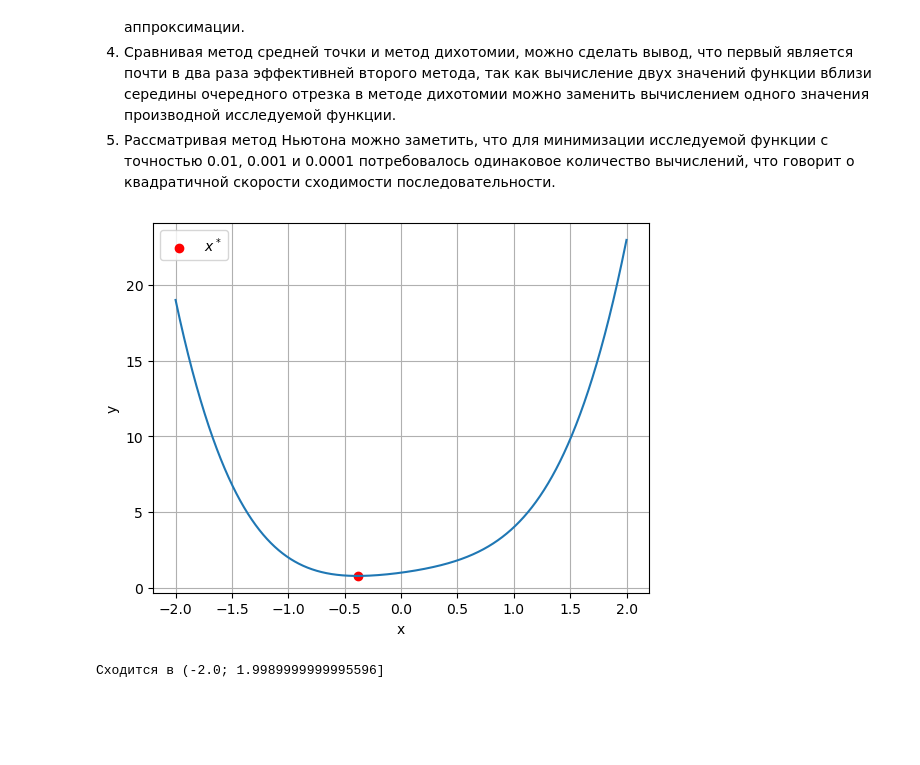
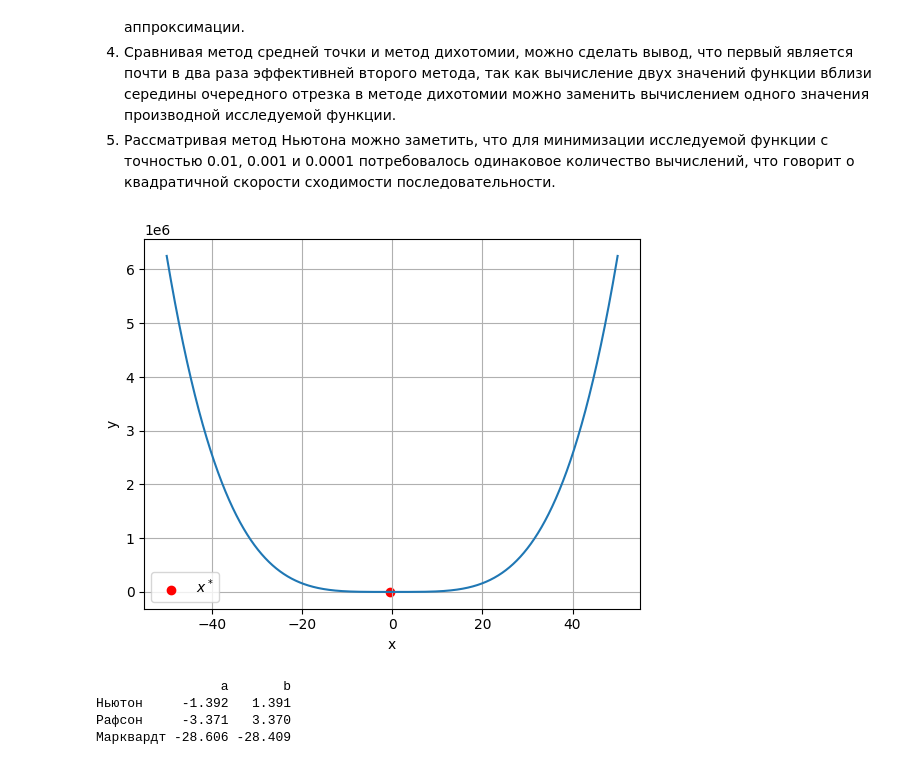
Before and after one commit to BROsandr/opt_methods, a Jupyter notebook: lab1/task.ipynb, the cells around one changed output. Cells and saved outputs as stored; diff of their text form; code cells hidden in the pictures; blank space fills up the shorter version.

Commit message:
Feat(ipynb):Доб-ие расчета диапазона ньютона

```diff
--- a/lab1/task.ipynb
+++ b/lab1/task.ipynb
@@ -127,15 +127,17 @@ def newton_fd2(x):
 
 NEWTON_EXACT_MIN_POINT = Point(x=0, y=0)
 # %%
-x = np.arange(-2, 2, 0.001)
+x = np.arange(-50, 50, 0.001)
 y = [f(y) for y in x]
 
 fig, ax = plt.subplots()
 ax.scatter(EXACT_MIN_POINT.x, EXACT_MIN_POINT.y, c='r', label='$x^*$')
 ax.plot(x, y)
 ax.set(xlabel='x', ylabel='y')
 ax.legend()
 ax.grid()
 plt.show()
+
+eps = 0.1
 # %% [output]
-[figure, old version]
+[figure, new version]
@@ -142,18 +168,32 @@ plt.show()
 # %%
-eps = 0.1
-
-a = x[0]
+a_marq = x[0]
 eps_point = None
 for x0 in x:
   try:
     eps_point = newton(fd1=newton_fd1, fd2=newton_fd2, x0=x0, eps=eps, f=newton_f)
-    b = x0
+    b_marq = x0
   except ValueError:
     if eps_point is None:
-      a = x0
+      a_marq = x0
     else:
       break
-
-print(f'Сходится в ({a}; {b}]')
-# %% [output]
-Сходится в (-2.0; 1.9989999999995596]
+# %%
+import pandas as pd
+
+# Define the data as a dictionary of lists (or other data structures).
+# Keys of the dictionary become column names, and the lists become row data.
+data = np.vstack([(a_newt, b_newt), (a_raph, b_raph), (a_marq, b_marq)])
+# Define row names (index) as a list.
+rows = ["Ньютон", "Рафсон", "Марквардт"]
+columns = ['a', 'b']
+
+# Create the DataFrame.
+df = pd.DataFrame(data, columns=columns, index=rows)
+
+# Display the DataFrame.
+print(df)
+# %% [output]
+                a       b
+Ньютон     -1.392   1.391
+Рафсон     -3.371   3.370
+Марквардт -28.606 -28.409
```
Also changed, not shown: parts of 2 cells of this notebook.
